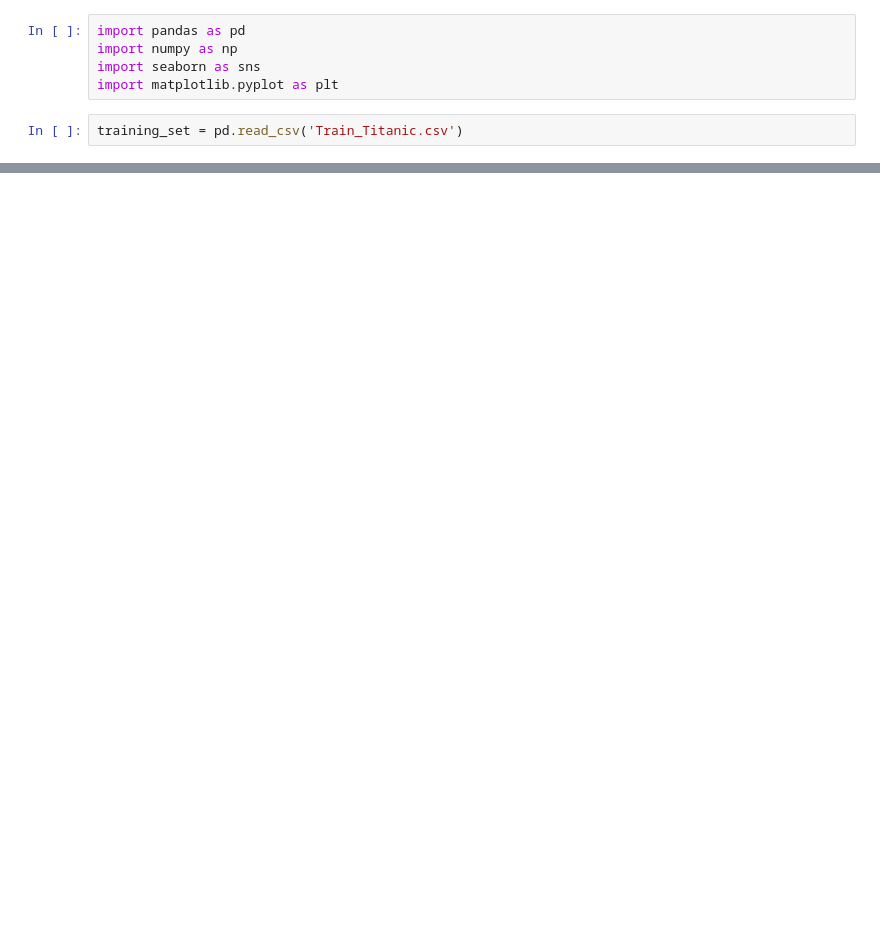
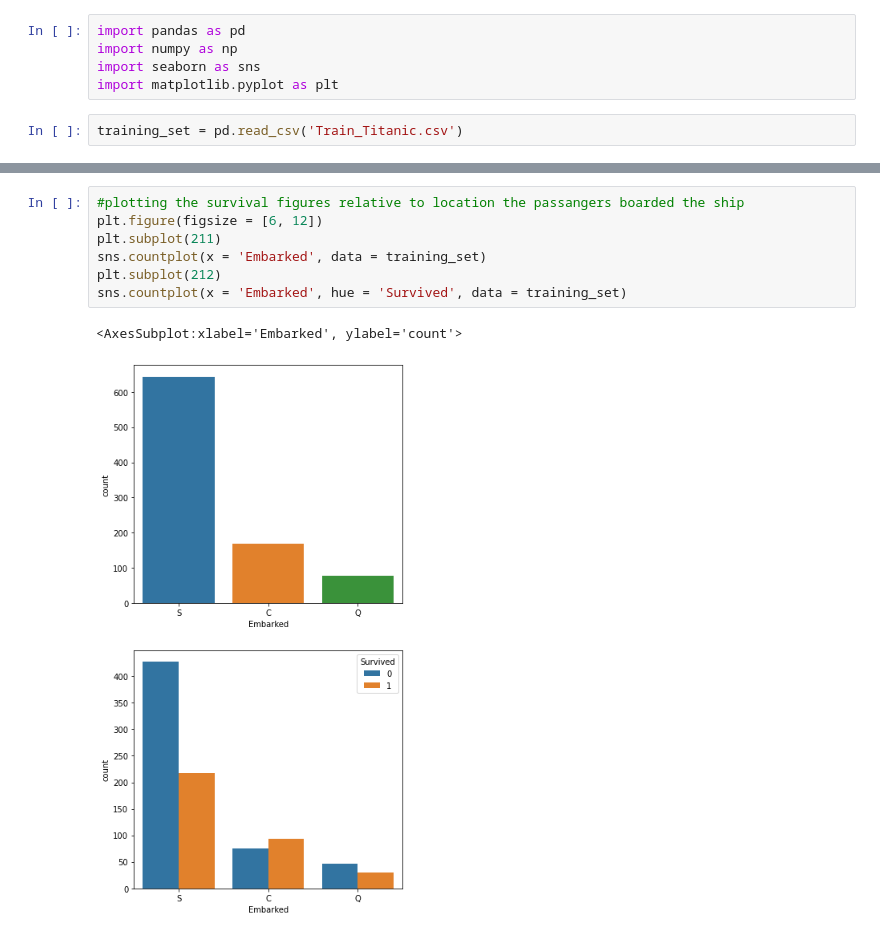
Before and after one commit to kartik-sajwan/ml-practice-projects, a Jupyter notebook: Titanic/titanic-survival.ipynb, the cells around one changed output, grey strips where cells are left out. Drawn from its saved outputs; the diff is of its cells as text; blank space fills up the shorter version.

```diff
--- a/Titanic/titanic-survival.ipynb
+++ b/Titanic/titanic-survival.ipynb
@@ -21,0 +86,10 @@ training_set.head(10)
+# %%
+#plotting the survival figures relative to location the passangers boarded the ship
+plt.figure(figsize = [6, 12])
+plt.subplot(211)
+sns.countplot(x = 'Embarked', data = training_set)
+plt.subplot(212)
+sns.countplot(x = 'Embarked', hue = 'Survived', data = training_set)
+# %% [output]
+<AxesSubplot:xlabel='Embarked', ylabel='count'>
+[figure, added]
```
Also changed, not shown: parts of 17 cells of this notebook.
